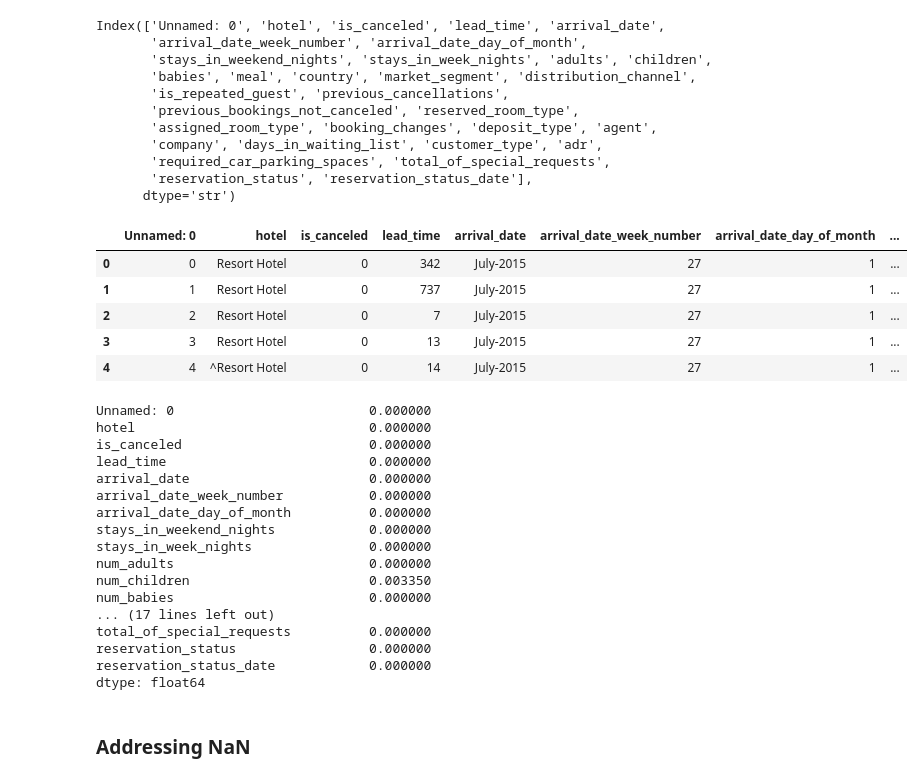
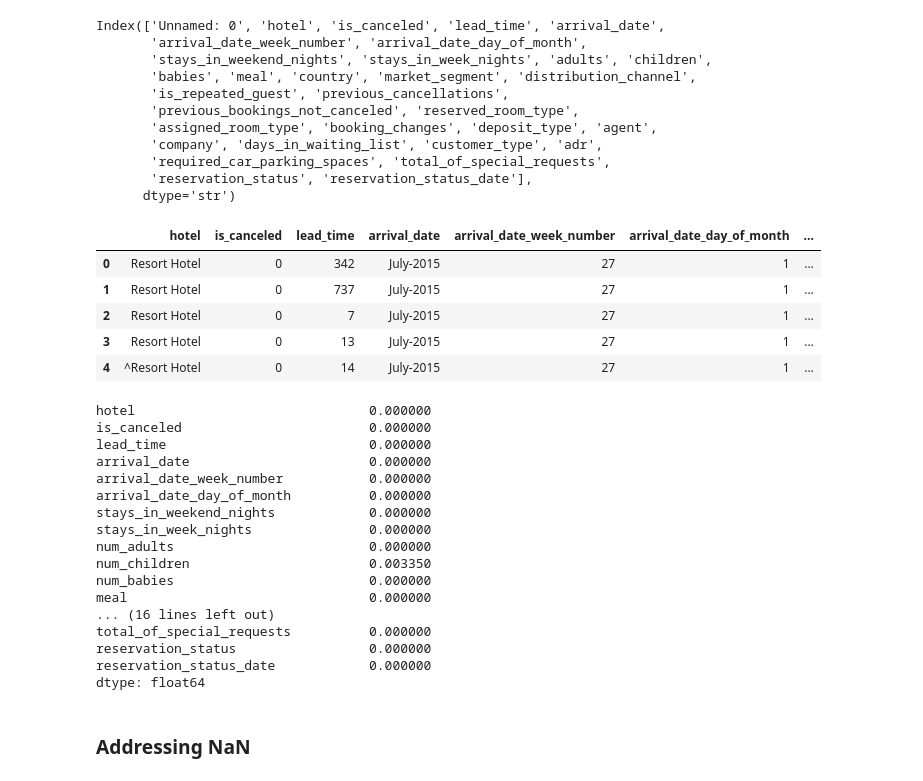
Before and after one commit to amallred/python_data_cleaning_tutorial, a Jupyter notebook: data_cleaning.ipynb, the cells around one changed output. Cells and saved outputs as stored; diff of their text form; code cells hidden in the pictures.

```diff
--- a/data_cleaning.ipynb
+++ b/data_cleaning.ipynb
@@ -61,19 +61,19 @@ Index(['Unnamed: 0', 'hotel', 'is_canceled', 'lead_time', 'arrival_date',
        'reservation_status', 'reservation_status_date'],
       dtype='str')
 # %%
+hotel_bookings.drop(columns=['Unnamed: 0'], inplace=True)
 hotel_bookings.rename({'adults': 'num_adults', 'children':'num_children', 'babies':'num_babies'}, axis=1, inplace=True)
 hotel_bookings.head()
 # %% [output]
-|  | Unnamed: 0 | hotel | is_canceled | lead_time | arrival_date | arrival_date_week_number | arrival_date_day_of_month | ... |
-| 0 | 0 | Resort Hotel | 0 | 342 | July-2015 | 27 | 1 | ... |
-| 1 | 1 | Resort Hotel | 0 | 737 | July-2015 | 27 | 1 | ... |
-| 2 | 2 | Resort Hotel | 0 | 7 | July-2015 | 27 | 1 | ... |
-| 3 | 3 | Resort Hotel | 0 | 13 | July-2015 | 27 | 1 | ... |
-| 4 | 4 | ^Resort Hotel | 0 | 14 | July-2015 | 27 | 1 | ... |
+|  | hotel | is_canceled | lead_time | arrival_date | arrival_date_week_number | arrival_date_day_of_month | ... |
+| 0 | Resort Hotel | 0 | 342 | July-2015 | 27 | 1 | ... |
+| 1 | Resort Hotel | 0 | 737 | July-2015 | 27 | 1 | ... |
+| 2 | Resort Hotel | 0 | 7 | July-2015 | 27 | 1 | ... |
+| 3 | Resort Hotel | 0 | 13 | July-2015 | 27 | 1 | ... |
+| 4 | ^Resort Hotel | 0 | 14 | July-2015 | 27 | 1 | ... |
 # %%
 hotel_bookings.isnull().sum() * 100/ len(hotel_bookings)
 # %% [output]
-Unnamed: 0                         0.000000
 hotel                              0.000000
 is_canceled                        0.000000
 lead_time                          0.000000
@@ -85,7 +85,8 @@ stays_in_week_nights               0.000000
 num_adults                         0.000000
 num_children                       0.003350
 num_babies                         0.000000
-... (17 lines left out)
+meal                               0.000000
+... (16 lines left out)
 total_of_special_requests          0.000000
 reservation_status                 0.000000
 reservation_status_date            0.000000
```
Also changed, not shown: parts of 9 cells of this notebook.
